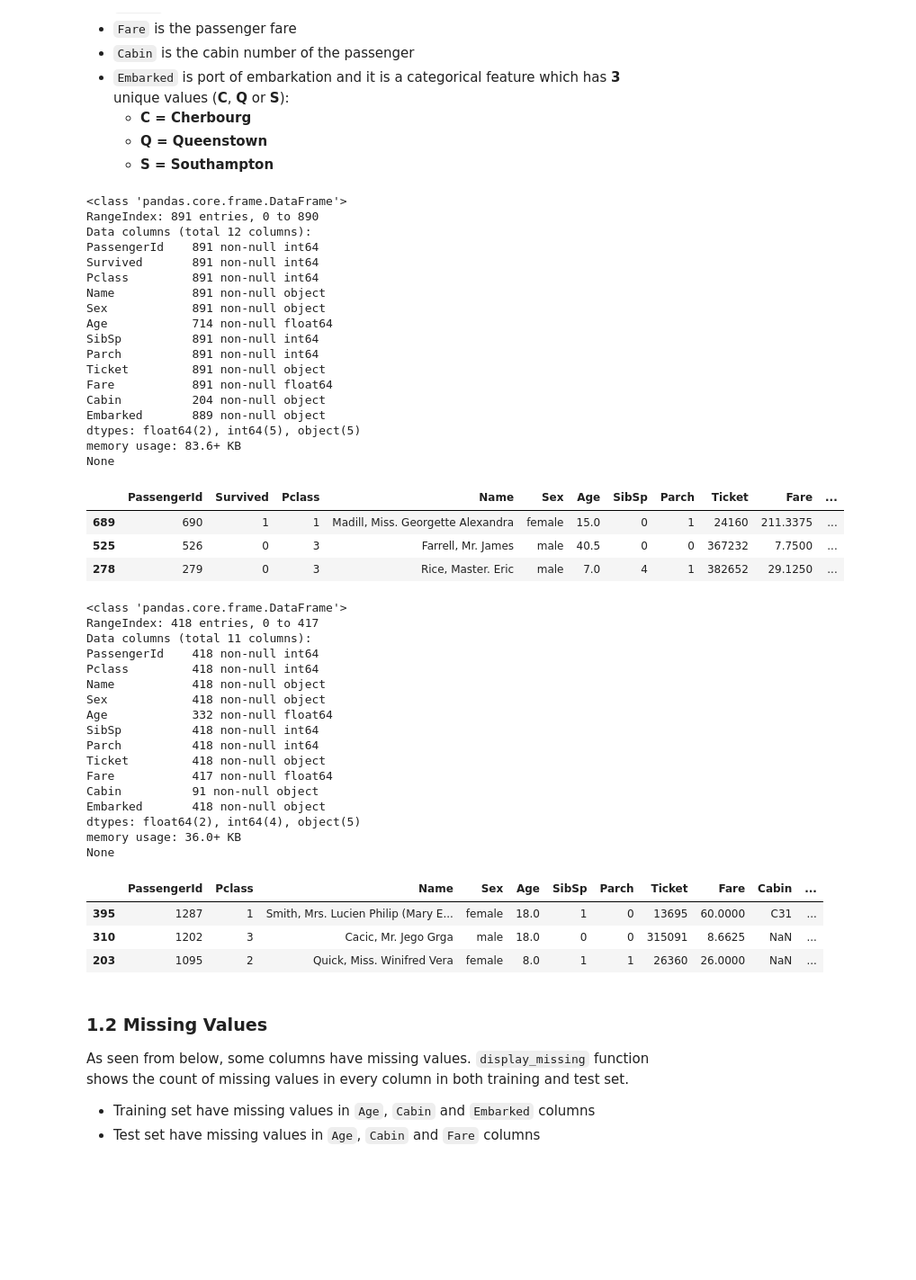
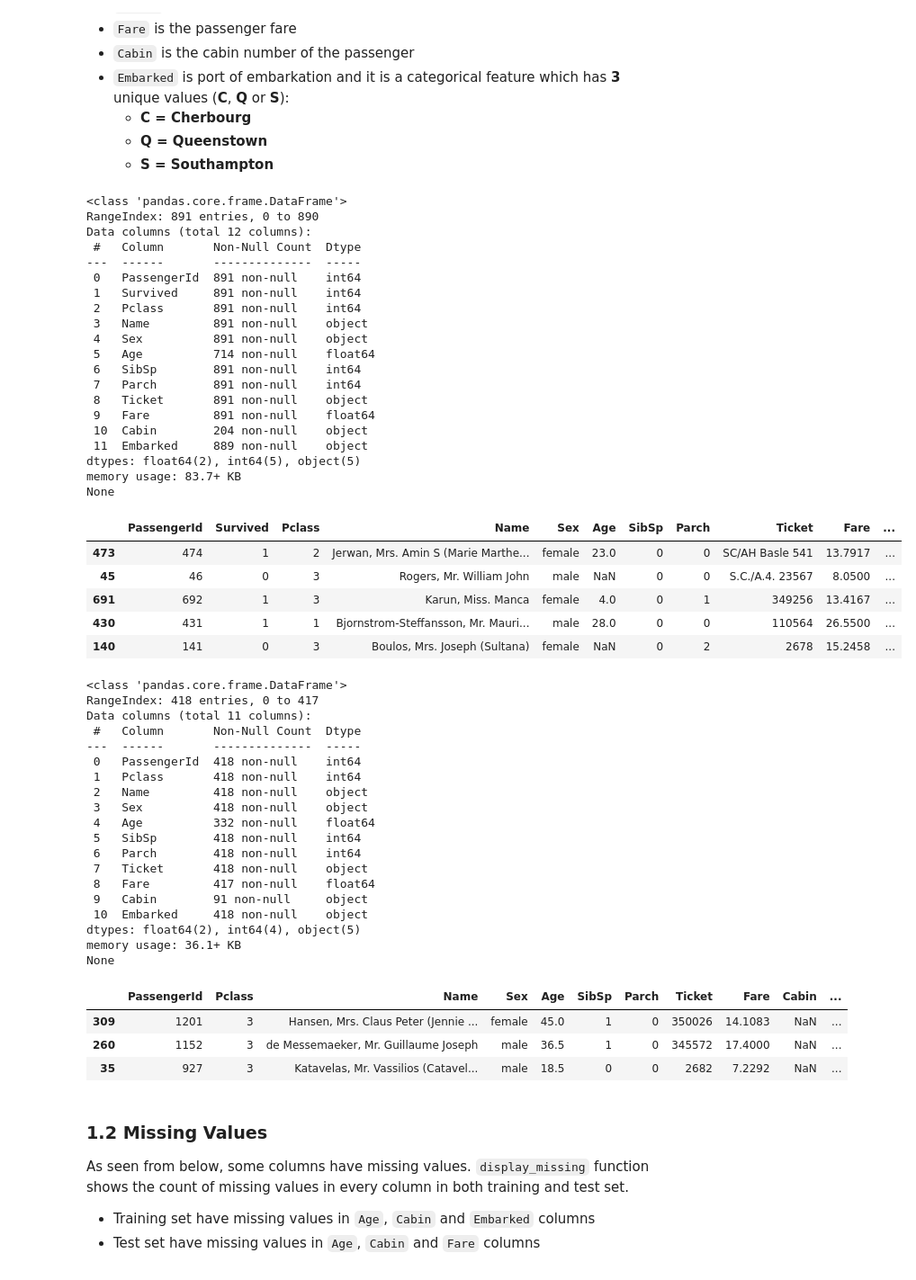
Before and after one commit to ancestor9/2026_Fall_Application-Deployment, a Jupyter notebook: 20261113/titanic_advanced_feature_engineering_tutorial.ipynb, the cells around one changed output. Shown at 90% size. Saved outputs shown, nothing was run; the diff lists cells and outputs as text; code cells hidden in the pictures; blank space fills up the shorter version.

```diff
--- a/20261113/titanic_advanced_feature_engineering_tutorial.ipynb
+++ b/20261113/titanic_advanced_feature_engineering_tutorial.ipynb
@@ -43,8 +48,10 @@ def divide_df(all_data):
     # Returns divided dfs of training and test set
     return all_data.loc[:890], all_data.loc[891:].drop(['Survived'], axis=1)
 
-df_train = pd.read_csv('../input/train.csv')
-df_test = pd.read_csv('../input/test.csv')
+path = 'https://raw.githubusercontent.com/wesm/pydata-book/3rd-edition/datasets/titanic/'
+
+df_train = pd.read_csv(f'{path}train.csv')
+df_test = pd.read_csv(f'{path}test.csv')
 df_all = concat_df(df_train, df_test)
 
 df_train.name = 'Training Set'
@@ -101,30 +108,34 @@ Index(['PassengerId', 'Pclass', 'Name', 'Sex', 'Age', 'SibSp', 'Parch',
     - **S = Southampton**
 # %%
 print(df_train.info())
-df_train.sample(3)
+df_train.sample(5)
 # %% [output]
 <class 'pandas.core.frame.DataFrame'>
 RangeIndex: 891 entries, 0 to 890
 Data columns (total 12 columns):
-PassengerId    891 non-null int64
-Survived       891 non-null int64
-Pclass         891 non-null int64
-Name           891 non-null object
-Sex            891 non-null object
-Age            714 non-null float64
-SibSp          891 non-null int64
-Parch          891 non-null int64
-Ticket         891 non-null object
-Fare           891 non-null float64
-Cabin          204 non-null object
-Embarked       889 non-null object
+ #   Column       Non-Null Count  Dtype
+---  ------       --------------  -----
+ 0   PassengerId  891 non-null    int64
+ 1   Survived     891 non-null    int64
+ 2   Pclass       891 non-null    int64
+ 3   Name         891 non-null    object
+ 4   Sex          891 non-null    object
+ 5   Age          714 non-null    float64
+ 6   SibSp        891 non-null    int64
+ 7   Parch        891 non-null    int64
+ 8   Ticket       891 non-null    object
+ 9   Fare         891 non-null    float64
+ 10  Cabin        204 non-null    object
+ 11  Embarked     889 non-null    object
 dtypes: float64(2), int64(5), object(5)
-memory usage: 83.6+ KB
+memory usage: 83.7+ KB
 None
 |  | PassengerId | Survived | Pclass | Name | Sex | Age | SibSp | Parch | Ticket | Fare | ... |
-| 689 | 690 | 1 | 1 | Madill, Miss. Georgette Alexandra | female | 15.0 | 0 | 1 | 24160 | 211.3375 | ... |
-| 525 | 526 | 0 | 3 | Farrell, Mr. James | male | 40.5 | 0 | 0 | 367232 | 7.7500 | ... |
-| 278 | 279 | 0 | 3 | Rice, Master. Eric | male | 7.0 | 4 | 1 | 382652 | 29.1250 | ... |
+| 473 | 474 | 1 | 2 | Jerwan, Mrs. Amin S (Marie Marthe... | female | 23.0 | 0 | 0 | SC/AH Basle 541 | 13.7917 | ... |
+| 45 | 46 | 0 | 3 | Rogers, Mr. William John | male | NaN | 0 | 0 | S.C./A.4. 23567 | 8.0500 | ... |
+| 691 | 692 | 1 | 3 | Karun, Miss. Manca | female | 4.0 | 0 | 1 | 349256 | 13.4167 | ... |
+| 430 | 431 | 1 | 1 | Bjornstrom-Steffansson, Mr. Mauri... | male | 28.0 | 0 | 0 | 110564 | 26.5500 | ... |
+| 140 | 141 | 0 | 3 | Boulos, Mrs. Joseph (Sultana) | female | NaN | 0 | 2 | 2678 | 15.2458 | ... |
 # %%
 print(df_test.info())
 df_test.sample(3)
@@ -132,24 +143,26 @@ df_test.sample(3)
 <class 'pandas.core.frame.DataFrame'>
 RangeIndex: 418 entries, 0 to 417
 Data columns (total 11 columns):
-PassengerId    418 non-null int64
-Pclass         418 non-null int64
-Name           418 non-null object
-Sex            418 non-null object
-Age            332 non-null float64
-SibSp          418 non-null int64
-Parch          418 non-null int64
-Ticket         418 non-null object
-Fare           417 non-null float64
-Cabin          91 non-null object
-Embarked       418 non-null object
+ #   Column       Non-Null Count  Dtype
+---  ------       --------------  -----
+ 0   PassengerId  418 non-null    int64
+ 1   Pclass       418 non-null    int64
+ 2   Name         418 non-null    object
+ 3   Sex          418 non-null    object
+ 4   Age          332 non-null    float64
+ 5   SibSp        418 non-null    int64
+ 6   Parch        418 non-null    int64
+ 7   Ticket       418 non-null    object
+ 8   Fare         417 non-null    float64
+ 9   Cabin        91 non-null     object
+ 10  Embarked     418 non-null    object
 dtypes: float64(2), int64(4), object(5)
-memory usage: 36.0+ KB
+memory usage: 36.1+ KB
 None
 |  | PassengerId | Pclass | Name | Sex | Age | SibSp | Parch | Ticket | Fare | Cabin | ... |
-| 395 | 1287 | 1 | Smith, Mrs. Lucien Philip (Mary E... | female | 18.0 | 1 | 0 | 13695 | 60.0000 | C31 | ... |
-| 310 | 1202 | 3 | Cacic, Mr. Jego Grga | male | 18.0 | 0 | 0 | 315091 | 8.6625 | NaN | ... |
-| 203 | 1095 | 2 | Quick, Miss. Winifred Vera | female | 8.0 | 1 | 1 | 26360 | 26.0000 | NaN | ... |
+| 309 | 1201 | 3 | Hansen, Mrs. Claus Peter (Jennie ... | female | 45.0 | 1 | 0 | 350026 | 14.1083 | NaN | ... |
+| 260 | 1152 | 3 | de Messemaeker, Mr. Guillaume Joseph | male | 36.5 | 1 | 0 | 345572 | 17.4000 | NaN | ... |
+| 35 | 927 | 3 | Katavelas, Mr. Vassilios (Catavel... | male | 18.5 | 0 | 0 | 2682 | 7.2292 | NaN | ... |
 # %% [markdown]
 ### **1.2 Missing Values**
 As seen from below, some columns have missing values. `display_missing` function shows the count of missing values in every column in both training and test set.
```
Also changed, not shown: parts of 23 cells of this notebook.
